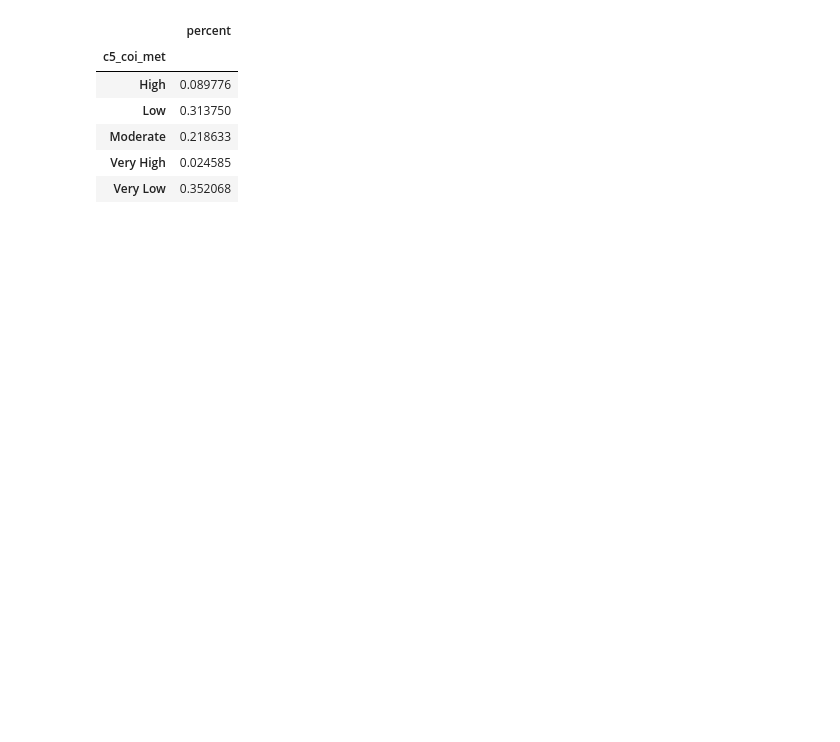
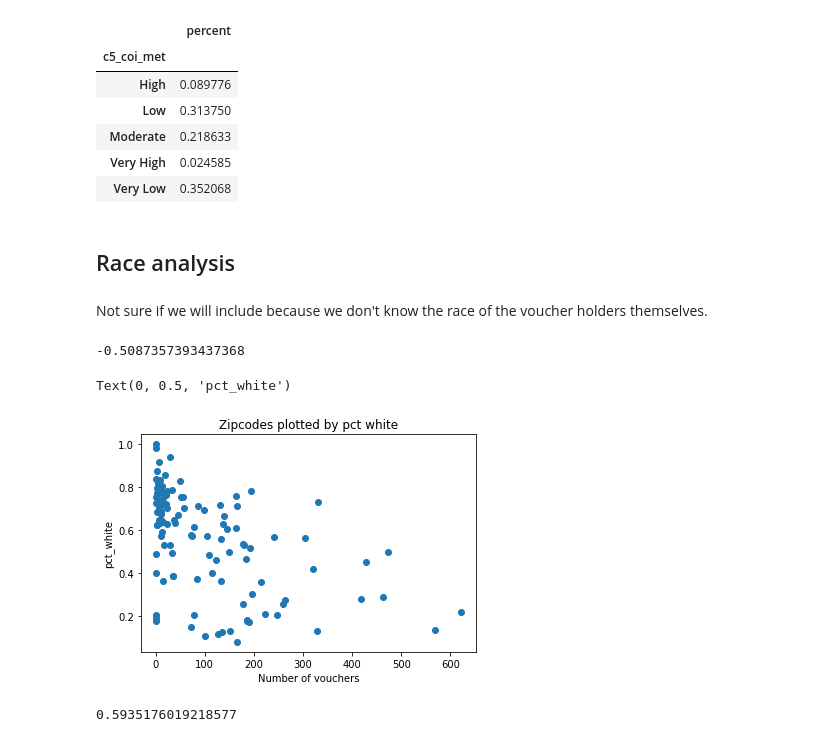
Before and after one commit to amyq96/quick-analyses, a Jupyter notebook: section-8/analyze-voucher-zips.ipynb, the cells around one changed output. Drawn from its saved outputs; the diff is of its cells as text; code cells hidden in the pictures; blank space fills up the shorter version.

Commit message:
add race and margin of error analysis

```diff
--- a/section-8/analyze-voucher-zips.ipynb
+++ b/section-8/analyze-voucher-zips.ipynb
@@ -319,3 +300,25 @@ vouchers_coi.groupby('c5_coi_met').agg({'percent':'sum'})
 | Moderate | 0.218633 |
 | Very High | 0.024585 |
 | Very Low | 0.352068 |
+# %% [markdown]
+## Race analysis
+# %% [markdown]
+Not sure if we will include because we don't know the race of the voucher holders themselves.
+# %%
+#pearsons correlation coefficient
+vouchers['pct_white'].corr(vouchers['Number of vouchers'])
+# %% [output]
+-0.5087357393437368
+# %%
+plt.scatter(vouchers['Number of vouchers'],vouchers['pct_white'])
+plt.title('Zipcodes plotted by pct white')
+plt.xlabel('Number of vouchers')
+plt.ylabel('pct_white')
+# %% [output]
+Text(0, 0.5, 'pct_white')
+[figure, added]
+# %%
+#black
+vouchers['pct_black'].corr(vouchers['Number of vouchers'])
+# %% [output]
+0.5935176019218577
```
Also changed, not shown: parts of 27 cells of this notebook.
